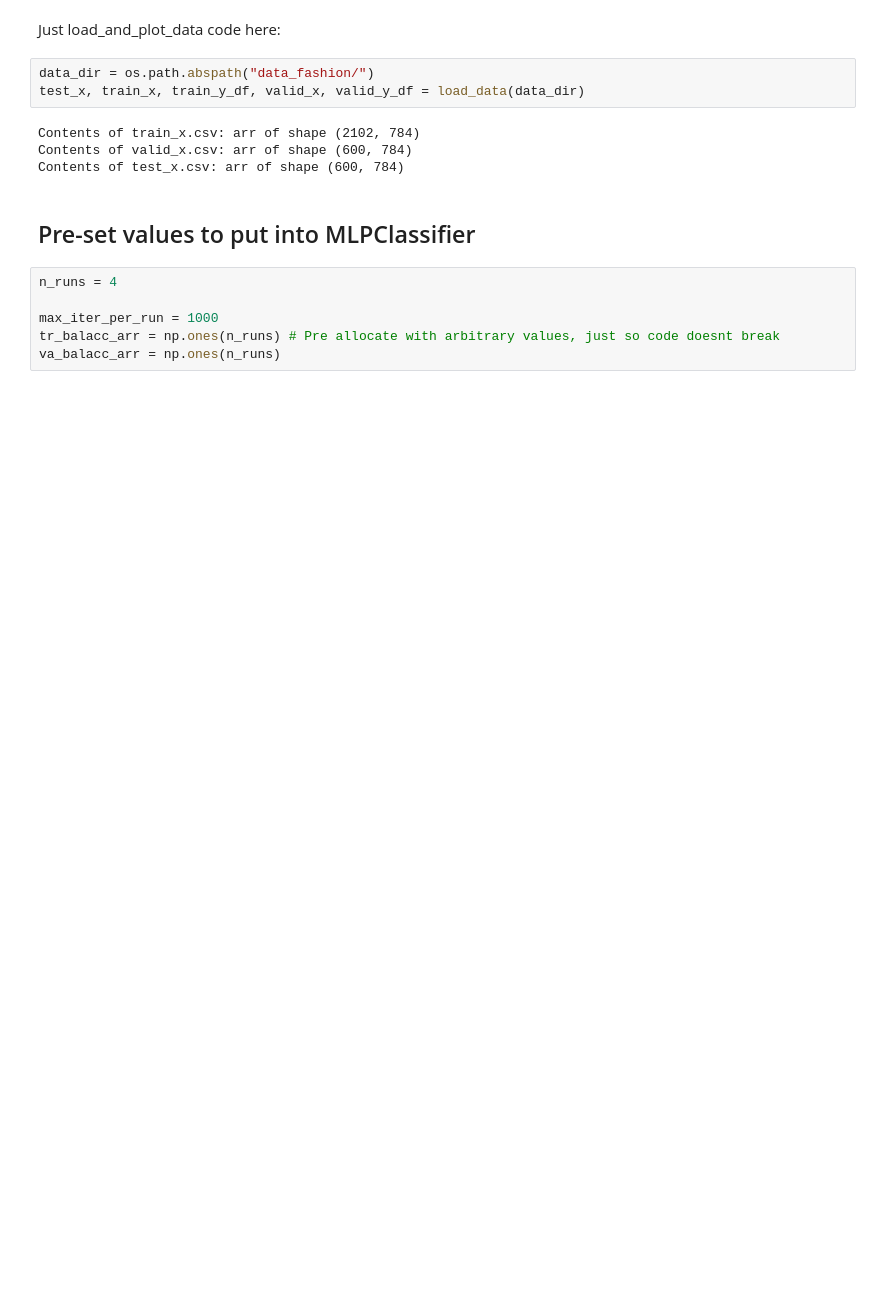
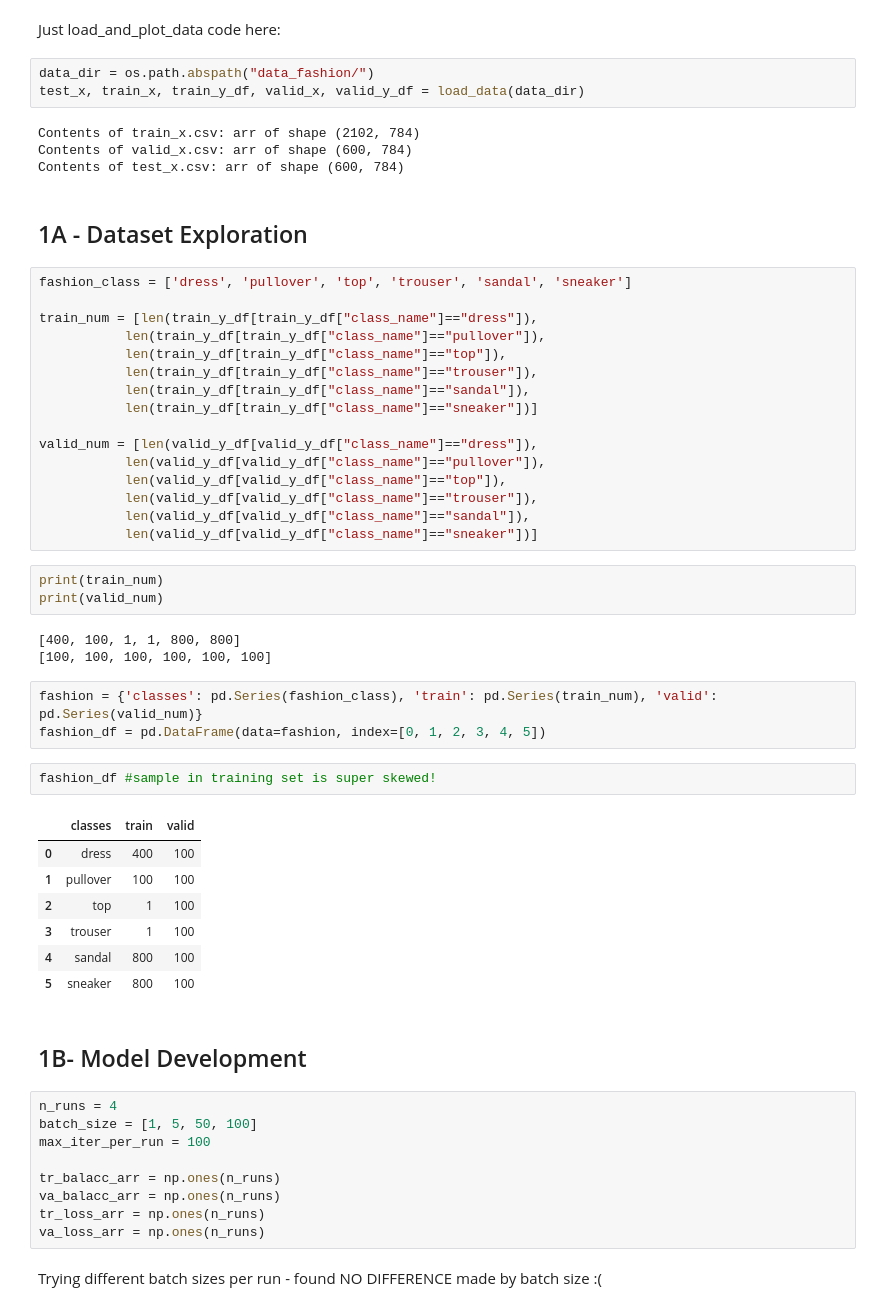
Before and after one commit to ratva/Multi-class-Image-Classification-for-Unbalanced-Fashion-Data, a Jupyter notebook: test.ipynb, the cells around one changed output. Drawn from its saved outputs; the diff is of its cells as text; blank space fills up the shorter version.

```diff
--- a/test.ipynb
+++ b/test.ipynb
@@ -20,12 +20,54 @@ test_x, train_x, train_y_df, valid_x, valid_y_df = load_data(data_dir)
 Contents of train_x.csv: arr of shape (2102, 784)
 Contents of valid_x.csv: arr of shape (600, 784)
 Contents of test_x.csv: arr of shape (600, 784)
-# %% [markdown]
-## Pre-set values to put into MLPClassifier
+# %% [markdown]
+## 1A - Dataset Exploration
+# %%
+fashion_class = ['dress', 'pullover', 'top', 'trouser', 'sandal', 'sneaker']
+
+train_num = [len(train_y_df[train_y_df["class_name"]=="dress"]),
+           len(train_y_df[train_y_df["class_name"]=="pullover"]),
+           len(train_y_df[train_y_df["class_name"]=="top"]),
+           len(train_y_df[train_y_df["class_name"]=="trouser"]),
+           len(train_y_df[train_y_df["class_name"]=="sandal"]),
+           len(train_y_df[train_y_df["class_name"]=="sneaker"])]
+
+valid_num = [len(valid_y_df[valid_y_df["class_name"]=="dress"]),
+           len(valid_y_df[valid_y_df["class_name"]=="pullover"]),
+           len(valid_y_df[valid_y_df["class_name"]=="top"]),
+           len(valid_y_df[valid_y_df["class_name"]=="trouser"]),
+           len(valid_y_df[valid_y_df["class_name"]=="sandal"]),
+           len(valid_y_df[valid_y_df["class_name"]=="sneaker"])]
+# %%
+print(train_num)
+print(valid_num)
+# %% [output]
+[400, 100, 1, 1, 800, 800]
+[100, 100, 100, 100, 100, 100]
+# %%
+fashion = {'classes': pd.Series(fashion_class), 'train': pd.Series(train_num), 'valid': pd.Series(valid_num)}
+fashion_df = pd.DataFrame(data=fashion, index=[0, 1, 2, 3, 4, 5])
+# %%
+fashion_df #sample in training set is super skewed!
+# %% [output]
+|  | classes | train | valid |
+| 0 | dress | 400 | 100 |
+| 1 | pullover | 100 | 100 |
+| 2 | top | 1 | 100 |
+| 3 | trouser | 1 | 100 |
+| 4 | sandal | 800 | 100 |
+| 5 | sneaker | 800 | 100 |
+# %% [markdown]
+## 1B- Model Development
 # %%
 n_runs = 4
+batch_size = [1, 5, 50, 100]
+max_iter_per_run = 100
 
-max_iter_per_run = 1000
-tr_balacc_arr = np.ones(n_runs) # Pre allocate with arbitrary values, just so code doesnt break
+tr_balacc_arr = np.ones(n_runs)
 va_balacc_arr = np.ones(n_runs)
+tr_loss_arr = np.ones(n_runs)
+va_loss_arr = np.ones(n_runs)
+# %% [markdown]
+Trying different batch sizes per run - found NO DIFFERENCE made by batch size :(
 # %%
```
Also changed, not shown: parts of 11 cells of this notebook.
